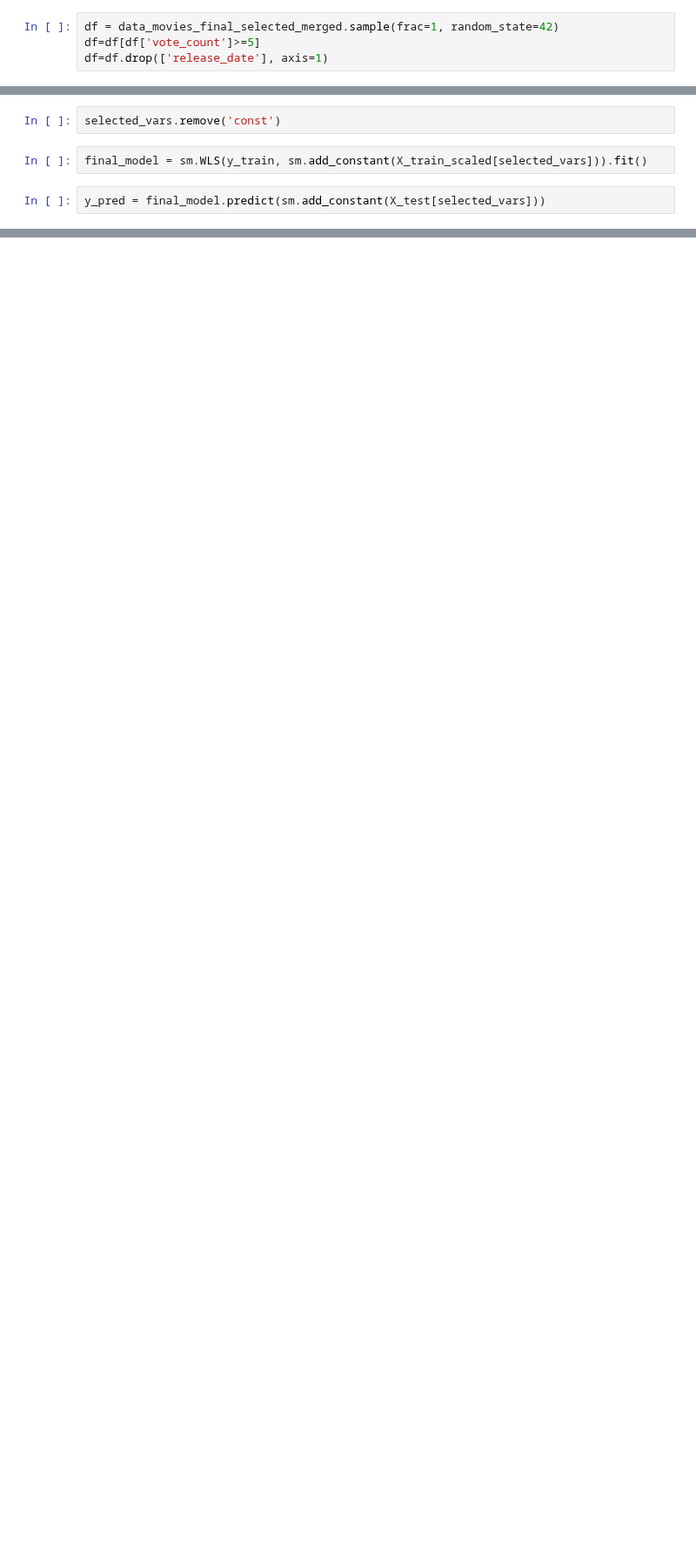
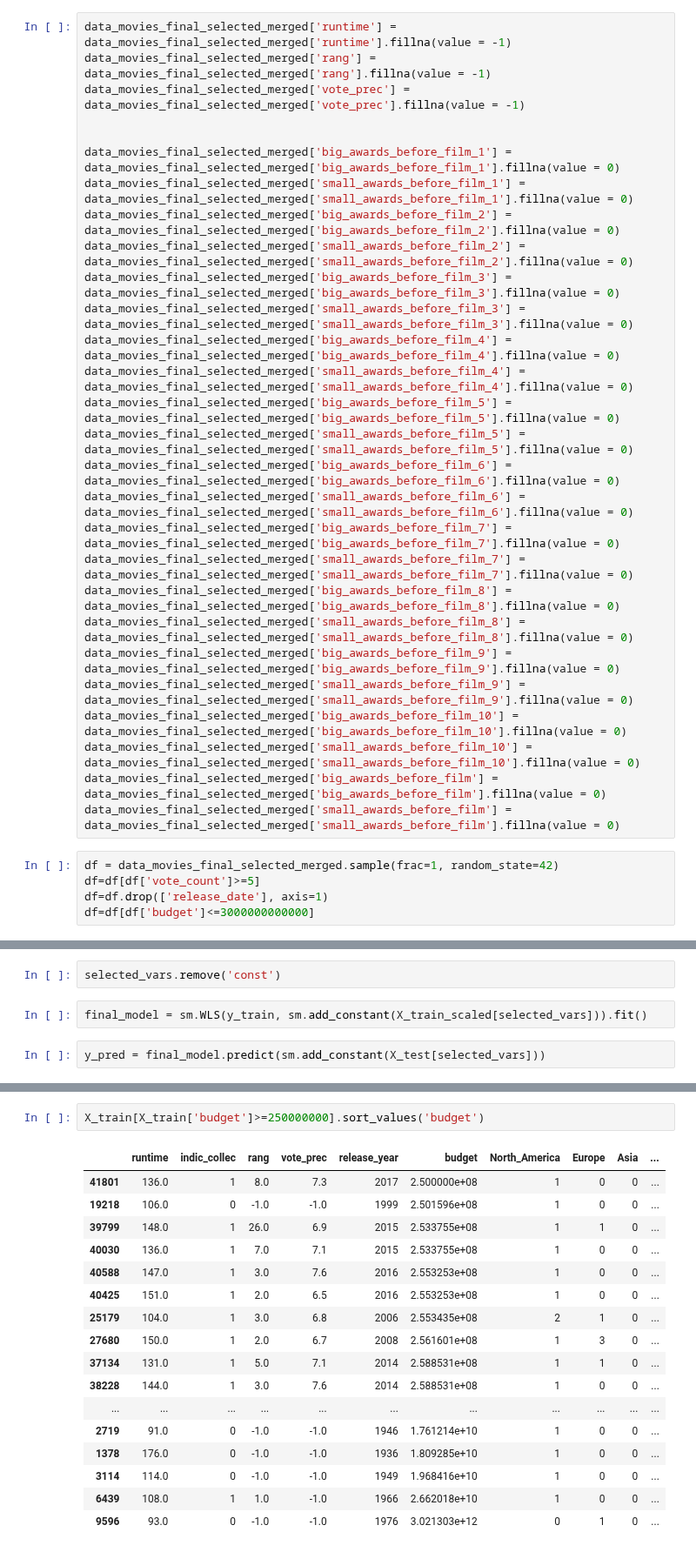
Before and after one commit to mlepennec-ensae/formation_cepe, a Jupyter notebook: Projet/modeles_projet.ipynb, the cells around one changed output, grey strips where cells are left out. Shown at 87% size. Drawn from its saved outputs; the diff is of its cells as text; blank space fills up the shorter version.

```diff
--- a/Projet/modeles_projet.ipynb
+++ b/Projet/modeles_projet.ipynb
@@ -35,10 +35,39 @@ FILE_OUT_PATH = BUCKET + FILE_OUT_S3       # Chemin complet S3
 
 with fs.open(FILE_OUT_PATH, mode='rb') as f_out:
     data_movies_final_selected_merged = pd.read_csv(f_out)
+# %%
+data_movies_final_selected_merged['runtime'] = data_movies_final_selected_merged['runtime'].fillna(value = -1)
+data_movies_final_selected_merged['rang'] = data_movies_final_selected_merged['rang'].fillna(value = -1)
+data_movies_final_selected_merged['vote_prec'] = data_movies_final_selected_merged['vote_prec'].fillna(value = -1)
+
+
+data_movies_final_selected_merged['big_awards_before_film_1'] = data_movies_final_selected_merged['big_awards_before_film_1'].fillna(value = 0)
+data_movies_final_selected_merged['small_awards_before_film_1'] = data_movies_final_selected_merged['small_awards_before_film_1'].fillna(value = 0)
+data_movies_final_selected_merged['big_awards_before_film_2'] = data_movies_final_selected_merged['big_awards_before_film_2'].fillna(value = 0)
+data_movies_final_selected_merged['small_awards_before_film_2'] = data_movies_final_selected_merged['small_awards_before_film_2'].fillna(value = 0)
+data_movies_final_selected_merged['big_awards_before_film_3'] = data_movies_final_selected_merged['big_awards_before_film_3'].fillna(value = 0)
+data_movies_final_selected_merged['small_awards_before_film_3'] = data_movies_final_selected_merged['small_awards_before_film_3'].fillna(value = 0)
+data_movies_final_selected_merged['big_awards_before_film_4'] = data_movies_final_selected_merged['big_awards_before_film_4'].fillna(value = 0)
+data_movies_final_selected_merged['small_awards_before_film_4'] = data_movies_final_selected_merged['small_awards_before_film_4'].fillna(value = 0)
+data_movies_final_selected_merged['big_awards_before_film_5'] = data_movies_final_selected_merged['big_awards_before_film_5'].fillna(value = 0)
+data_movies_final_selected_merged['small_awards_before_film_5'] = data_movies_final_selected_merged['small_awards_before_film_5'].fillna(value = 0)
+data_movies_final_selected_merged['big_awards_before_film_6'] = data_movies_final_selected_merged['big_awards_before_film_6'].fillna(value = 0)
+data_movies_final_selected_merged['small_awards_before_film_6'] = data_movies_final_selected_merged['small_awards_before_film_6'].fillna(value = 0)
+data_movies_final_selected_merged['big_awards_before_film_7'] = data_movies_final_selected_merged['big_awards_before_film_7'].fillna(value = 0)
+data_movies_final_selected_merged['small_awards_before_film_7'] = data_movies_final_selected_merged['small_awards_before_film_7'].fillna(value = 0)
+data_movies_final_selected_merged['big_awards_before_film_8'] = data_movies_final_selected_merged['big_awards_before_film_8'].fillna(value = 0)
+data_movies_final_selected_merged['small_awards_before_film_8'] = data_movies_final_selected_merged['small_awards_before_film_8'].fillna(value = 0)
+data_movies_final_selected_merged['big_awards_before_film_9'] = data_movies_final_selected_merged['big_awards_before_film_9'].fillna(value = 0)
+data_movies_final_selected_merged['small_awards_before_film_9'] = data_movies_final_selected_merged['small_awards_before_film_9'].fillna(value = 0)
+data_movies_final_selected_merged['big_awards_before_film_10'] = data_movies_final_selected_merged['big_awards_before_film_10'].fillna(value = 0)
+data_movies_final_selected_merged['small_awards_before_film_10'] = data_movies_final_selected_merged['small_awards_before_film_10'].fillna(value = 0)
+data_movies_final_selected_merged['big_awards_before_film'] = data_movies_final_selected_merged['big_awards_before_film'].fillna(value = 0)
+data_movies_final_selected_merged['small_awards_before_film'] = data_movies_final_selected_merged['small_awards_before_film'].fillna(value = 0)
 # %%
 df = data_movies_final_selected_merged.sample(frac=1, random_state=42)
 df=df[df['vote_count']>=5]
 df=df.drop(['release_date'], axis=1)
+df=df[df['budget']<=3000000000000]
 # %%
 features = df.drop('vote_average', axis = 1)
 label = df['vote_average']
@@ -234,0 +267,20 @@ r2_score(y_test, y_pred)
+# %%
+X_train[X_train['budget']>=250000000].sort_values('budget')
+# %% [output]
+|  | runtime | indic_collec | rang | vote_prec | release_year | budget | North_America | Europe | Asia | ... |
+| 41801 | 136.0 | 1 | 8.0 | 7.3 | 2017 | 2.500000e+08 | 1 | 0 | 0 | ... |
+| 19218 | 106.0 | 0 | -1.0 | -1.0 | 1999 | 2.501596e+08 | 1 | 0 | 0 | ... |
+| 39799 | 148.0 | 1 | 26.0 | 6.9 | 2015 | 2.533755e+08 | 1 | 1 | 0 | ... |
+| 40030 | 136.0 | 1 | 7.0 | 7.1 | 2015 | 2.533755e+08 | 1 | 0 | 0 | ... |
+| 40588 | 147.0 | 1 | 3.0 | 7.6 | 2016 | 2.553253e+08 | 1 | 0 | 0 | ... |
+| 40425 | 151.0 | 1 | 2.0 | 6.5 | 2016 | 2.553253e+08 | 1 | 0 | 0 | ... |
+| 25179 | 104.0 | 1 | 3.0 | 6.8 | 2006 | 2.553435e+08 | 2 | 1 | 0 | ... |
+| 27680 | 150.0 | 1 | 2.0 | 6.7 | 2008 | 2.561601e+08 | 1 | 3 | 0 | ... |
+| 37134 | 131.0 | 1 | 5.0 | 7.1 | 2014 | 2.588531e+08 | 1 | 1 | 0 | ... |
+| 38228 | 144.0 | 1 | 3.0 | 7.6 | 2014 | 2.588531e+08 | 1 | 0 | 0 | ... |
+| ... | ... | ... | ... | ... | ... | ... | ... | ... | ... | ... |
+| 2719 | 91.0 | 0 | -1.0 | -1.0 | 1946 | 1.761214e+10 | 1 | 0 | 0 | ... |
+| 1378 | 176.0 | 0 | -1.0 | -1.0 | 1936 | 1.809285e+10 | 1 | 0 | 0 | ... |
+| 3114 | 114.0 | 0 | -1.0 | -1.0 | 1949 | 1.968416e+10 | 1 | 0 | 0 | ... |
+| 6439 | 108.0 | 1 | 1.0 | -1.0 | 1966 | 2.662018e+10 | 1 | 0 | 0 | ... |
+| 9596 | 93.0 | 0 | -1.0 | -1.0 | 1976 | 3.021303e+12 | 0 | 1 | 0 | ... |
```
Also changed, not shown: parts of 12 cells of this notebook.
